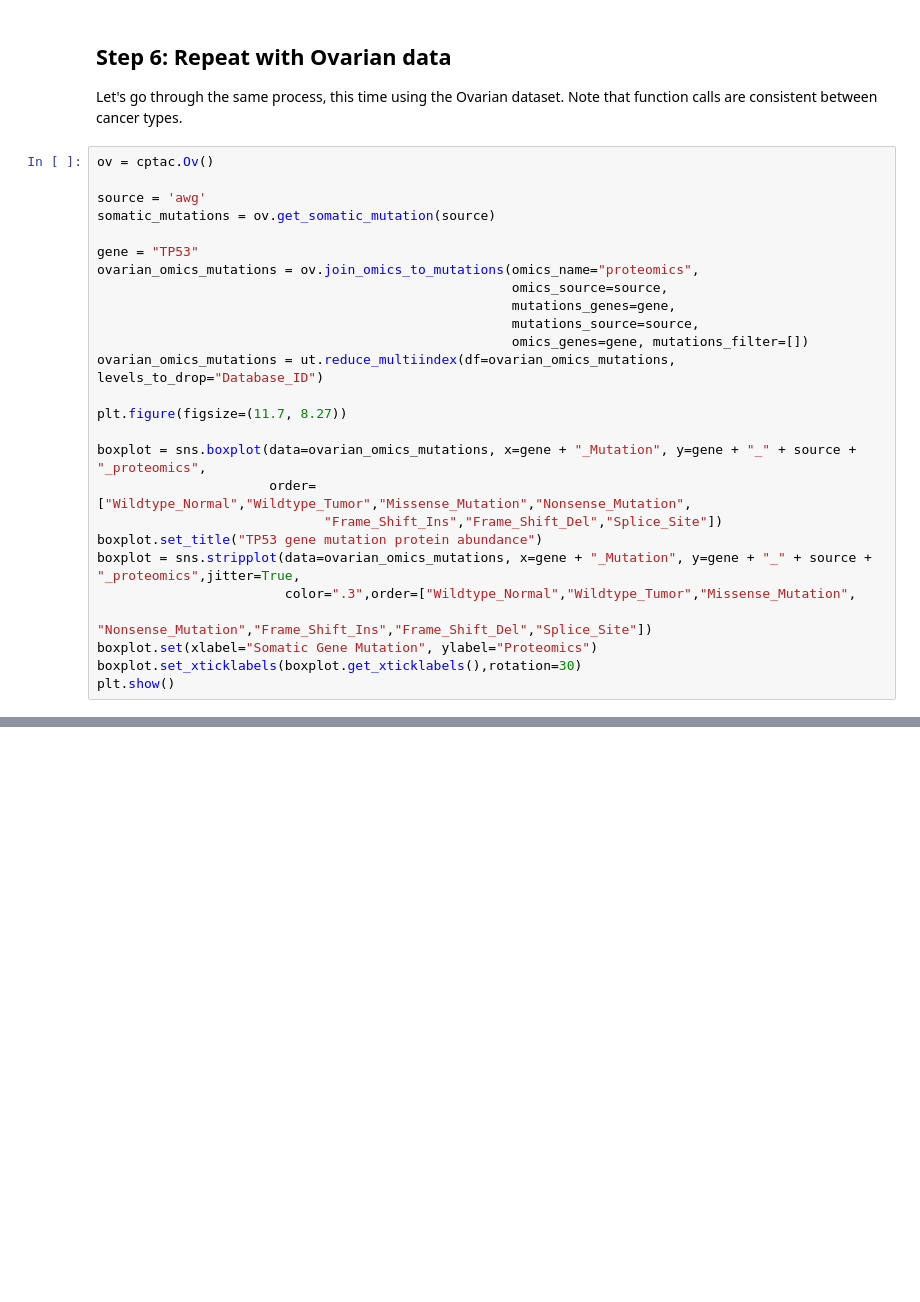
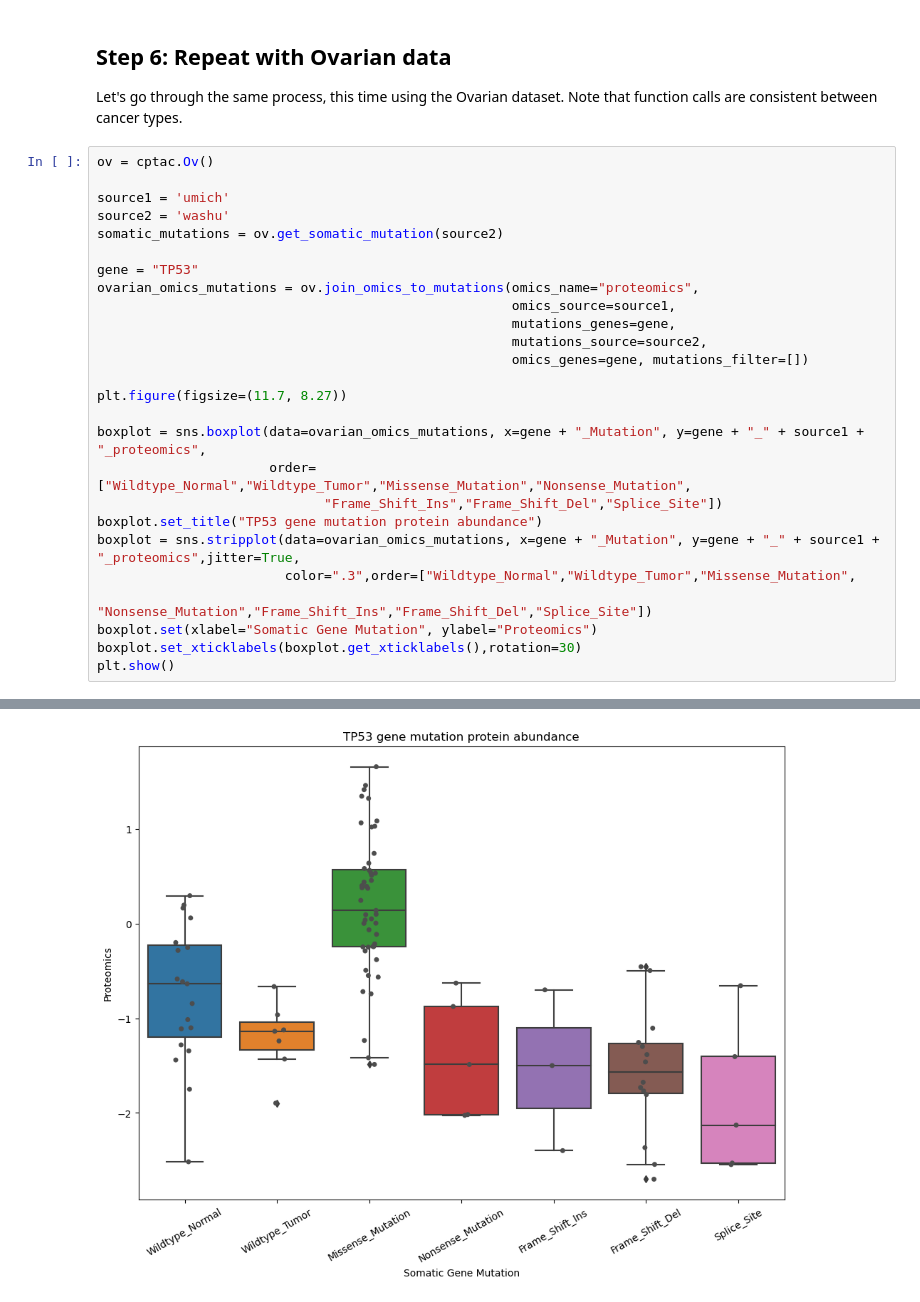
Before and after one commit to PayneLab/cptac, a Jupyter notebook: notebooks/usecase04_mutations_and_omics.ipynb, the cells around one changed output, grey strips where cells are left out. Saved outputs shown, nothing was run; the diff lists cells and outputs as text; blank space fills up the shorter version.

```diff
--- a/notebooks/usecase04_mutations_and_omics.ipynb
+++ b/notebooks/usecase04_mutations_and_omics.ipynb
@@ -100,26 +102,27 @@ Let's go through the same process, this time using the Ovarian dataset. Note tha
 # %%
 ov = cptac.Ov()
 
-source = 'awg'
-somatic_mutations = ov.get_somatic_mutation(source)
+source1 = 'umich'
+source2 = 'washu'
+somatic_mutations = ov.get_somatic_mutation(source2)
 
 gene = "TP53"
 ovarian_omics_mutations = ov.join_omics_to_mutations(omics_name="proteomics",
-                                                     omics_source=source,
+                                                     omics_source=source1,
                                                      mutations_genes=gene,
-                                                     mutations_source=source,
+                                                     mutations_source=source2,
                                                      omics_genes=gene, mutations_filter=[])
-ovarian_omics_mutations = ut.reduce_multiindex(df=ovarian_omics_mutations, levels_to_drop="Database_ID")
 
 plt.figure(figsize=(11.7, 8.27))
 
-boxplot = sns.boxplot(data=ovarian_omics_mutations, x=gene + "_Mutation", y=gene + "_" + source + "_proteomics",
+boxplot = sns.boxplot(data=ovarian_omics_mutations, x=gene + "_Mutation", y=gene + "_" + source1 + "_proteomics",
                       order=["Wildtype_Normal","Wildtype_Tumor","Missense_Mutation","Nonsense_Mutation",
                              "Frame_Shift_Ins","Frame_Shift_Del","Splice_Site"])
 boxplot.set_title("TP53 gene mutation protein abundance")
-boxplot = sns.stripplot(data=ovarian_omics_mutations, x=gene + "_Mutation", y=gene + "_" + source + "_proteomics",jitter=True,
+boxplot = sns.stripplot(data=ovarian_omics_mutations, x=gene + "_Mutation", y=gene + "_" + source1 + "_proteomics",jitter=True,
                         color=".3",order=["Wildtype_Normal","Wildtype_Tumor","Missense_Mutation",
                                             "Nonsense_Mutation","Frame_Shift_Ins","Frame_Shift_Del","Splice_Site"])
 boxplot.set(xlabel="Somatic Gene Mutation", ylabel="Proteomics")
 boxplot.set_xticklabels(boxplot.get_xticklabels(),rotation=30)
 plt.show()
+# %% [output]
@@ -125,0 +130 @@ plt.show()
+[figure, added]
```
Also changed, not shown: parts of 3 cells of this notebook, 6 other files.
